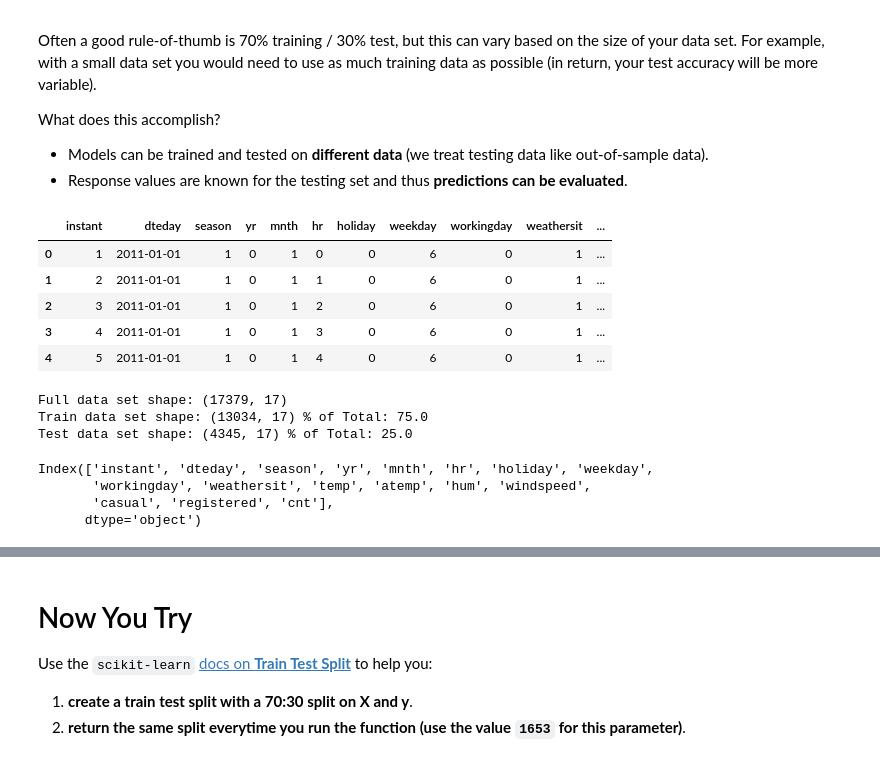
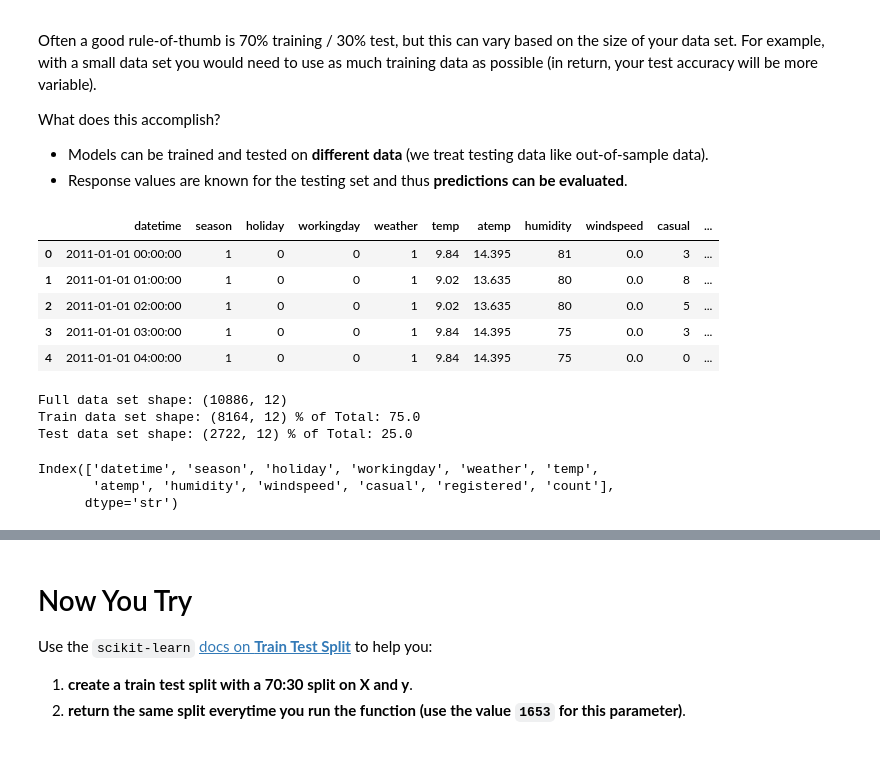
Before and after one commit to talalal3thman/test-github, a Jupyter notebook: content/03-supervised-machine-learning/04-model-generalization/02-notebooks/02-train-test-split-cross-validation-solution.ipynb, the cells around one changed output, grey strips where cells are left out. Cells and saved outputs as stored; diff of their text form; code cells hidden in the pictures.

```diff
--- a/content/03-supervised-machine-learning/04-model-generalization/02-notebooks/02-train-test-split-cross-validation-solution.ipynb
+++ b/content/03-supervised-machine-learning/04-model-generalization/02-notebooks/02-train-test-split-cross-validation-solution.ipynb
@@ -84,15 +84,15 @@ What does this accomplish?
 # %%
 # read in the bikeshare data
 
-data = pd.read_csv("../data/bikeshare.csv")
+data = pd.read_csv("../03-data/bikeshare.csv")
 data.head()
 # %% [output]
-|  | instant | dteday | season | yr | mnth | hr | holiday | weekday | workingday | weathersit | ... |
-| 0 | 1 | 2011-01-01 | 1 | 0 | 1 | 0 | 0 | 6 | 0 | 1 | ... |
-| 1 | 2 | 2011-01-01 | 1 | 0 | 1 | 1 | 0 | 6 | 0 | 1 | ... |
-| 2 | 3 | 2011-01-01 | 1 | 0 | 1 | 2 | 0 | 6 | 0 | 1 | ... |
-| 3 | 4 | 2011-01-01 | 1 | 0 | 1 | 3 | 0 | 6 | 0 | 1 | ... |
-| 4 | 5 | 2011-01-01 | 1 | 0 | 1 | 4 | 0 | 6 | 0 | 1 | ... |
+|  | datetime | season | holiday | workingday | weather | temp | atemp | humidity | windspeed | casual | ... |
+| 0 | 2011-01-01 00:00:00 | 1 | 0 | 0 | 1 | 9.84 | 14.395 | 81 | 0.0 | 3 | ... |
+| 1 | 2011-01-01 01:00:00 | 1 | 0 | 0 | 1 | 9.02 | 13.635 | 80 | 0.0 | 8 | ... |
+| 2 | 2011-01-01 02:00:00 | 1 | 0 | 0 | 1 | 9.02 | 13.635 | 80 | 0.0 | 5 | ... |
+| 3 | 2011-01-01 03:00:00 | 1 | 0 | 0 | 1 | 9.84 | 14.395 | 75 | 0.0 | 3 | ... |
+| 4 | 2011-01-01 04:00:00 | 1 | 0 | 0 | 1 | 9.84 | 14.395 | 75 | 0.0 | 0 | ... |
 # %%
 # split the data
 
@@ -105,16 +105,15 @@ print("Train data set shape:", train.shape, "% of Total:", round(len(train)/len(
 print("Test data set shape:", test.shape, "% of Total:", round(len(test)/len(data)*100, 2))
 # this gives you a 75:25 split
 # %% [output]
-Full data set shape: (17379, 17)
-Train data set shape: (13034, 17) % of Total: 75.0
-Test data set shape: (4345, 17) % of Total: 25.0
+Full data set shape: (10886, 12)
+Train data set shape: (8164, 12) % of Total: 75.0
+Test data set shape: (2722, 12) % of Total: 25.0
 # %%
 data.columns
 # %% [output]
-Index(['instant', 'dteday', 'season', 'yr', 'mnth', 'hr', 'holiday', 'weekday',
-       'workingday', 'weathersit', 'temp', 'atemp', 'hum', 'windspeed',
-       'casual', 'registered', 'cnt'],
-      dtype='object')
+Index(['datetime', 'season', 'holiday', 'workingday', 'weather', 'temp',
+       'atemp', 'humidity', 'windspeed', 'casual', 'registered', 'count'],
+      dtype='str')
 # %%
 # define a feature matrix for a model
 
```
Also changed, not shown: parts of 11 cells of this notebook, 5 other files.
